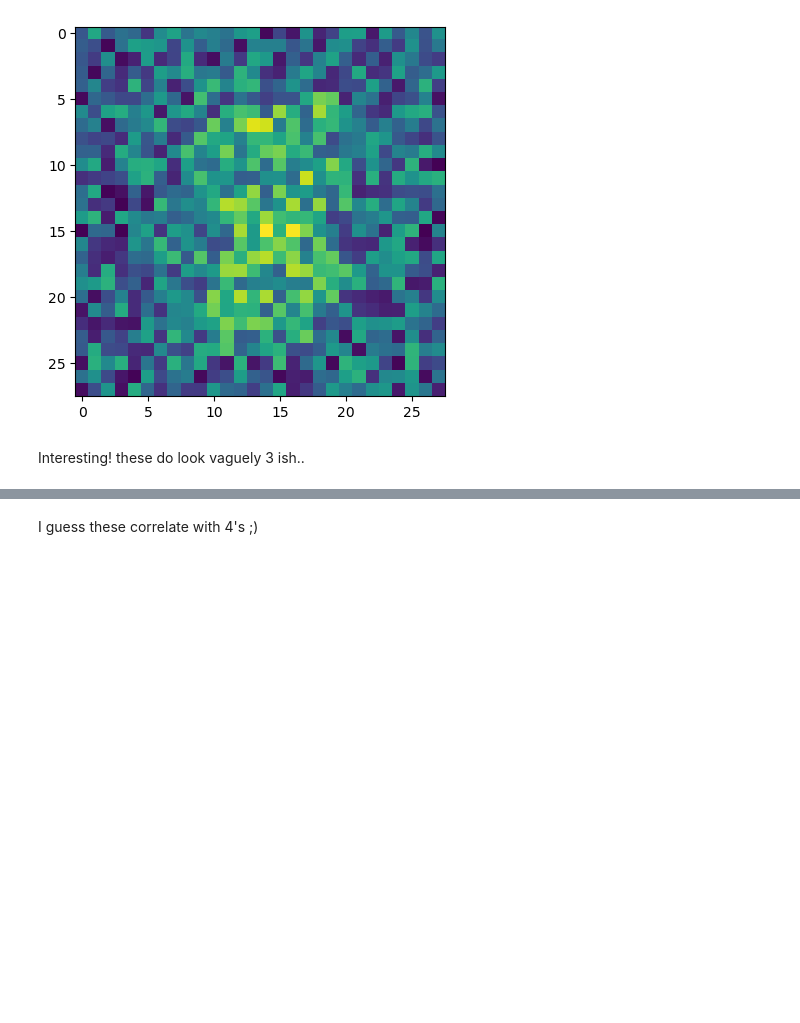
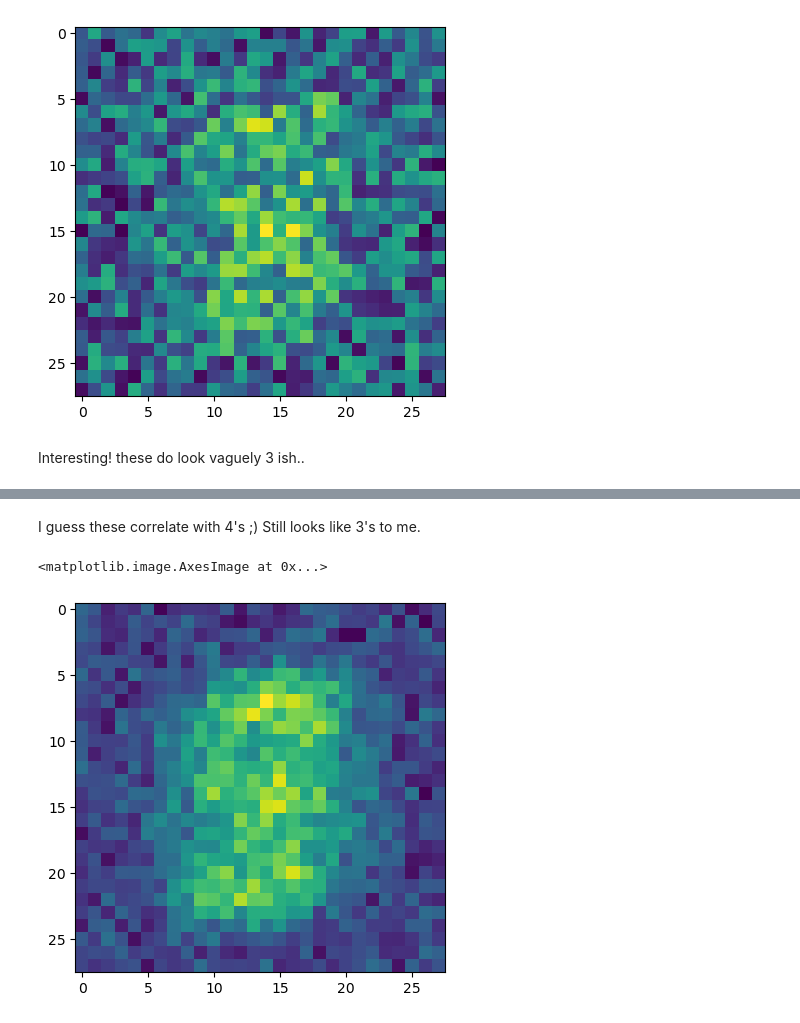
Before and after one commit to DrEntropy/NNbyHand, a Jupyter notebook: byhand.ipynb, the cells around one changed output, grey strips where cells are left out. Saved outputs shown, nothing was run; the diff lists cells and outputs as text; code cells hidden in the pictures; blank space fills up the shorter version.

Commit message:
Looked at the weights

```diff
--- a/byhand.ipynb
+++ b/byhand.ipynb
@@ -191,2 +180,7 @@ plt.imshow(np.reshape(weights_0_1[:,96],[28,28]))
 # %% [markdown]
-I guess these correlate with 4's ;)
+I guess these correlate with 4's ;) Still looks like 3's to me.
+# %%
+plt.imshow(weights_1_2[96,5]*np.reshape(weights_0_1[:,96],[28,28]) + weights_1_2[59,5]*np.reshape(weights_0_1[:,59],[28,28]))
+# %% [output]
+<matplotlib.image.AxesImage at 0x...>
+[figure, added]
```
Also changed, not shown: parts of 22 cells of this notebook.
